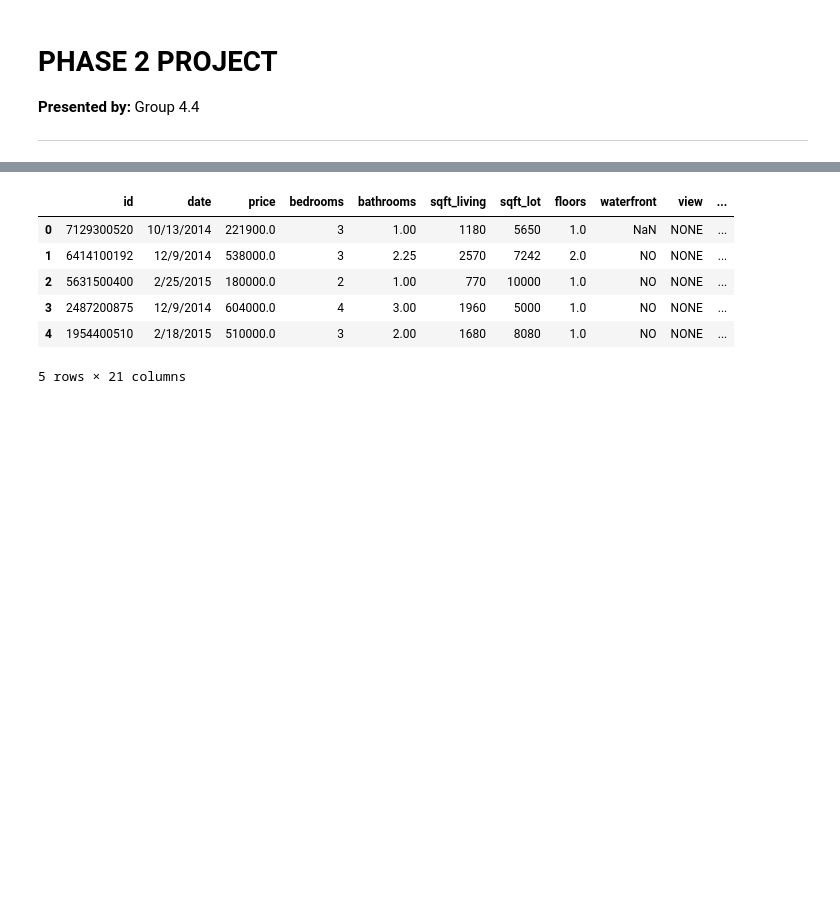
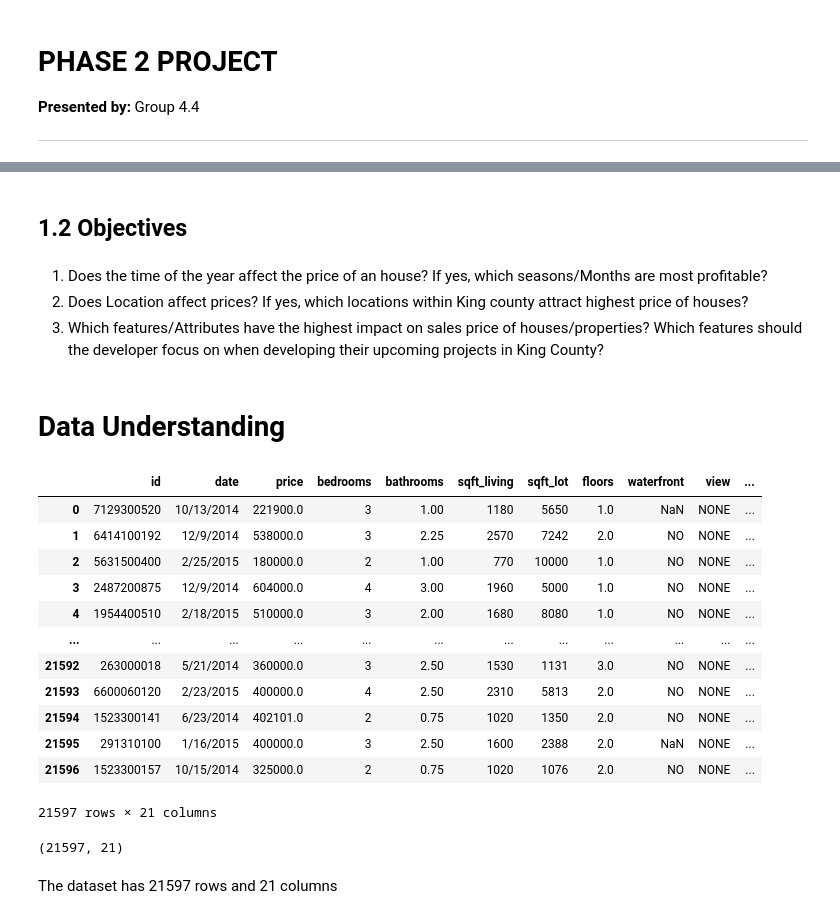
Before and after one commit to pauline-ndungu/Group-4.4-Project-Phase-2, a Jupyter notebook: student.ipynb, the cells around one changed output, grey strips where cells are left out. Cells and saved outputs as stored; diff of their text form; code cells hidden in the pictures; blank space fills up the shorter version.

```diff
--- a/student.ipynb
+++ b/student.ipynb
@@ -11,0 +49,5 @@ import statsmodels.api as sm
+# %%
+# Code to describe the columns
+Data_narration = pd.read_csv('data/column_names.md', header = 0, squeeze = True, delimiter =',', dtype = str, keep_default_na = False, encoding = 'unicode_escape')
+pd.set_option('max_colwidth', 400)
+Data_narration
@@ -12,15 +99,34 @@ import statsmodels.api as sm
+# %% [markdown]
+## 1.2 Objectives
+# %% [markdown]
+1. Does the time of the year affect the price of an house? If yes, which seasons/Months are most profitable?
+2. Does Location affect prices? If yes, which locations within King county attract highest price of houses?
+3. Which features/Attributes have the highest impact on sales price of houses/properties? Which features should the developer focus on when developing their upcoming projects in King County?
+# %% [markdown]
+# Data Understanding
 # %%
-# import file data for analysis
 df = pd.read_csv('data/kc_house_data.csv')
-df.head()
+df
 # %% [output]
 |  | id | date | price | bedrooms | bathrooms | sqft_living | sqft_lot | floors | waterfront | view | ... |
 | 0 | 7129300520 | 10/13/2014 | 221900.0 | 3 | 1.00 | 1180 | 5650 | 1.0 | NaN | NONE | ... |
 | 1 | 6414100192 | 12/9/2014 | 538000.0 | 3 | 2.25 | 2570 | 7242 | 2.0 | NO | NONE | ... |
 | 2 | 5631500400 | 2/25/2015 | 180000.0 | 2 | 1.00 | 770 | 10000 | 1.0 | NO | NONE | ... |
 | 3 | 2487200875 | 12/9/2014 | 604000.0 | 4 | 3.00 | 1960 | 5000 | 1.0 | NO | NONE | ... |
 | 4 | 1954400510 | 2/18/2015 | 510000.0 | 3 | 2.00 | 1680 | 8080 | 1.0 | NO | NONE | ... |
+| ... | ... | ... | ... | ... | ... | ... | ... | ... | ... | ... | ... |
+| 21592 | 263000018 | 5/21/2014 | 360000.0 | 3 | 2.50 | 1530 | 1131 | 3.0 | NO | NONE | ... |
+| 21593 | 6600060120 | 2/23/2015 | 400000.0 | 4 | 2.50 | 2310 | 5813 | 2.0 | NO | NONE | ... |
+| 21594 | 1523300141 | 6/23/2014 | 402101.0 | 2 | 0.75 | 1020 | 1350 | 2.0 | NO | NONE | ... |
+| 21595 | 291310100 | 1/16/2015 | 400000.0 | 3 | 2.50 | 1600 | 2388 | 2.0 | NaN | NONE | ... |
+| 21596 | 1523300157 | 10/15/2014 | 325000.0 | 2 | 0.75 | 1020 | 1076 | 2.0 | NO | NONE | ... |
-5 rows × 21 columns
+21597 rows × 21 columns
+# %%
+df.shape
+# %% [output]
+(21597, 21)
+# %% [markdown]
+The dataset has 21597 rows and 21 columns
 # %%
 df.info()
 # %% [output]
```
Also changed, not shown: parts of 25 cells of this notebook.
